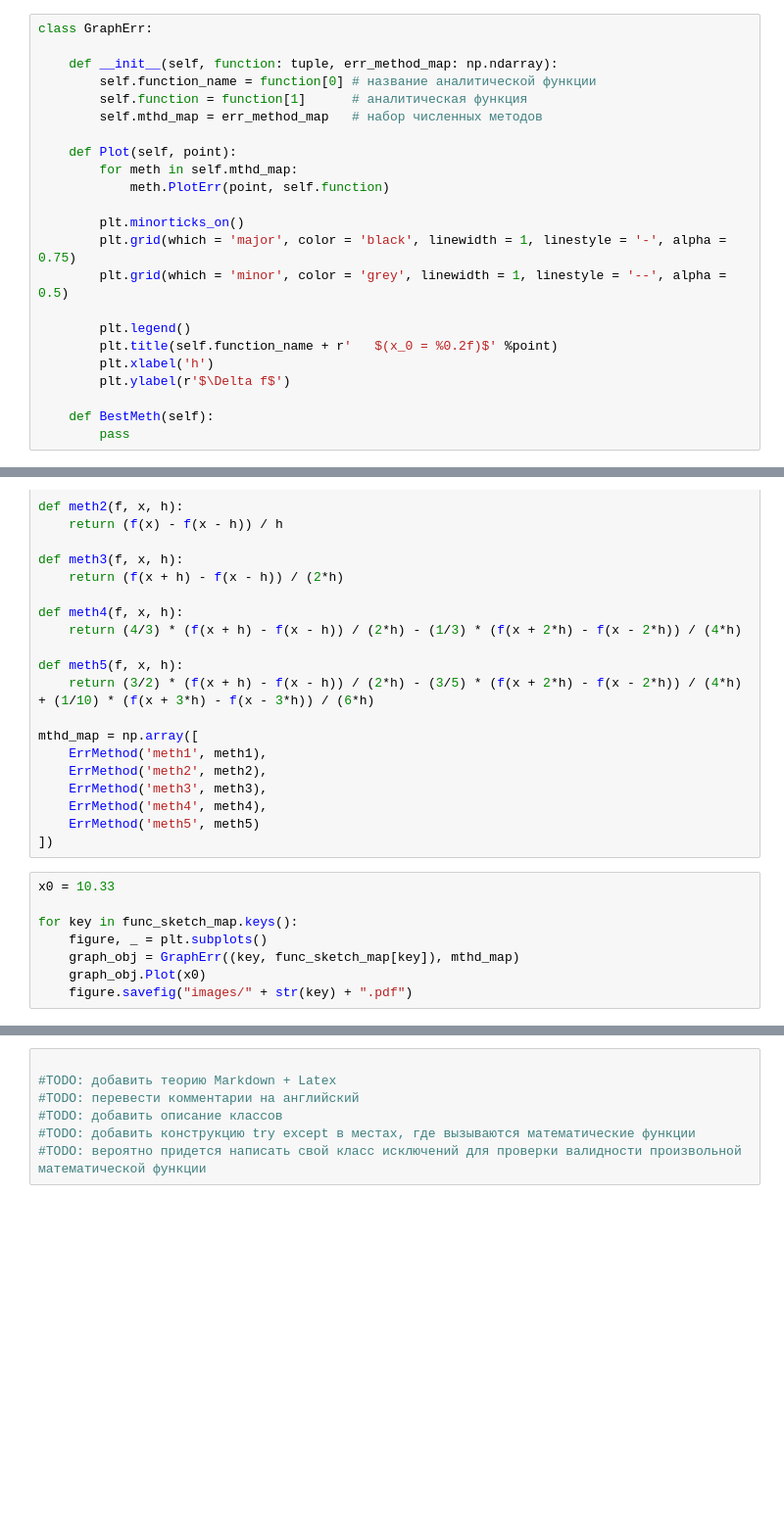
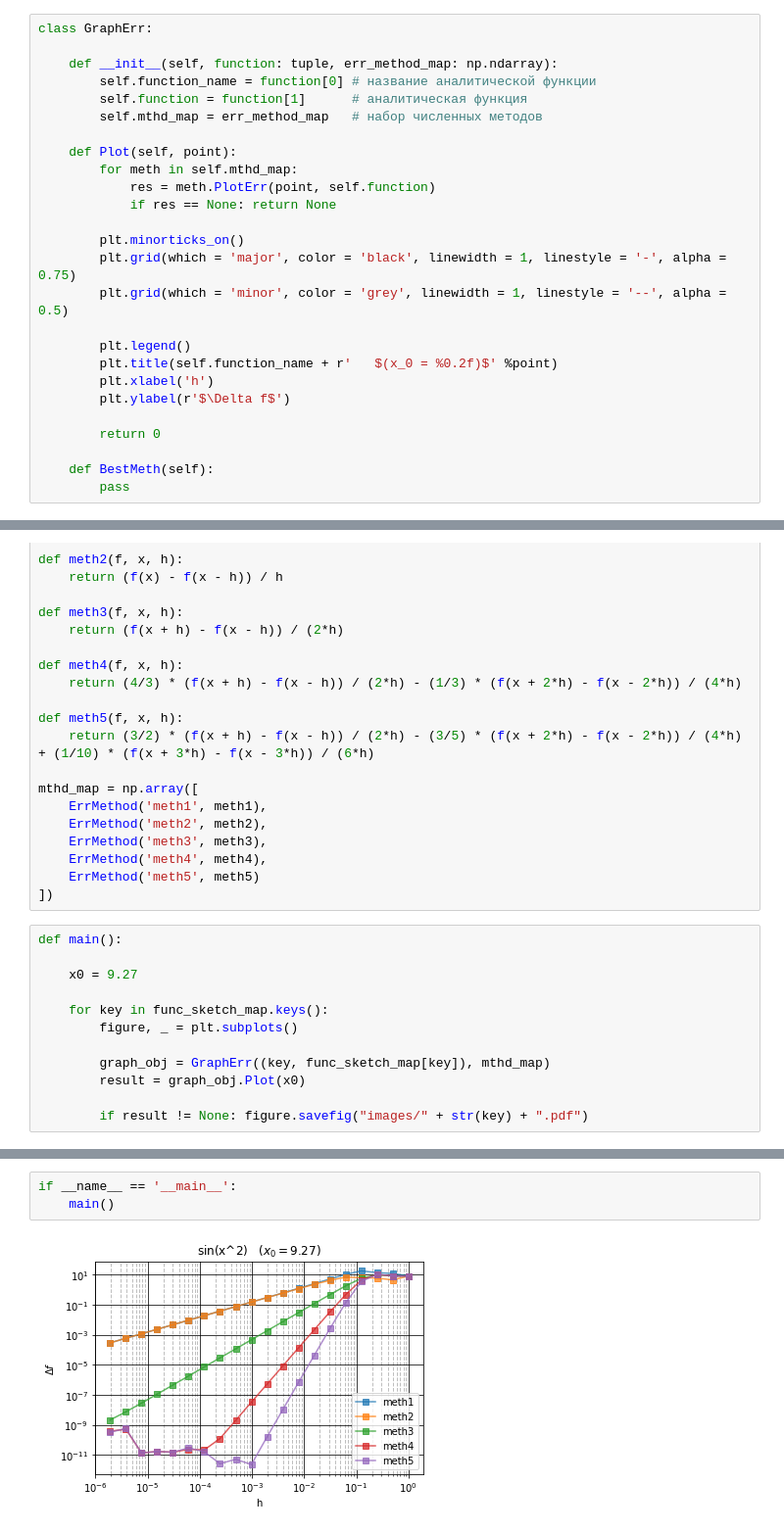
Before and after one commit to pavel-collab/comp-math, a Jupyter notebook: lab01/lab01.ipynb, the cells around one changed output, grey strips where cells are left out. Shown: that part at 98% size. Cells and saved outputs as stored; diff of their text form; blank space fills up the shorter version.

```diff
--- a/lab01/lab01.ipynb
+++ b/lab01/lab01.ipynb
@@ -49,7 +80,8 @@ class GraphErr:
 
     def Plot(self, point):
         for meth in self.mthd_map:
-            meth.PlotErr(point, self.function)
+            res = meth.PlotErr(point, self.function)
+            if res == None: return None
 
         plt.minorticks_on()
         plt.grid(which = 'major', color = 'black', linewidth = 1, linestyle = '-', alpha = 0.75)
@@ -60,5 +92,7 @@ class GraphErr:
         plt.xlabel('h')
         plt.ylabel(r'$\Delta f$')
 
+        return 0
+
     def BestMeth(self):
         pass
@@ -101,10 +148,14 @@ mthd_map = np.array([
     ErrMethod('meth5', meth5)
 ])
 # %%
-x0 = 10.33
+def main():
 
-for key in func_sketch_map.keys():
-    figure, _ = plt.subplots()
-    graph_obj = GraphErr((key, func_sketch_map[key]), mthd_map)
-    graph_obj.Plot(x0)
-    figure.savefig("images/" + str(key) + ".pdf")
+    x0 = 9.27
+
+    for key in func_sketch_map.keys():
+        figure, _ = plt.subplots()
+
+        graph_obj = GraphErr((key, func_sketch_map[key]), mthd_map)
+        result = graph_obj.Plot(x0)
+
+        if result != None: figure.savefig("images/" + str(key) + ".pdf")
@@ -117,7 +162,5 @@ for key in func_sketch_map.keys():
-# %%
-
-#TODO: добавить теорию Markdown + Latex
-#TODO: перевести комментарии на английский
-#TODO: добавить описание классов
-#TODO: добавить конструкцию try except в местах, где вызываются математические функции
-#TODO: вероятно придется написать свой класс исключений для проверки валидности произвольной математической функции
+# %%
+if __name__ == '__main__':
+    main()
+# %% [output]
+[figure, added]
```
Also changed, not shown: parts of 10 cells of this notebook, 5 other files.
